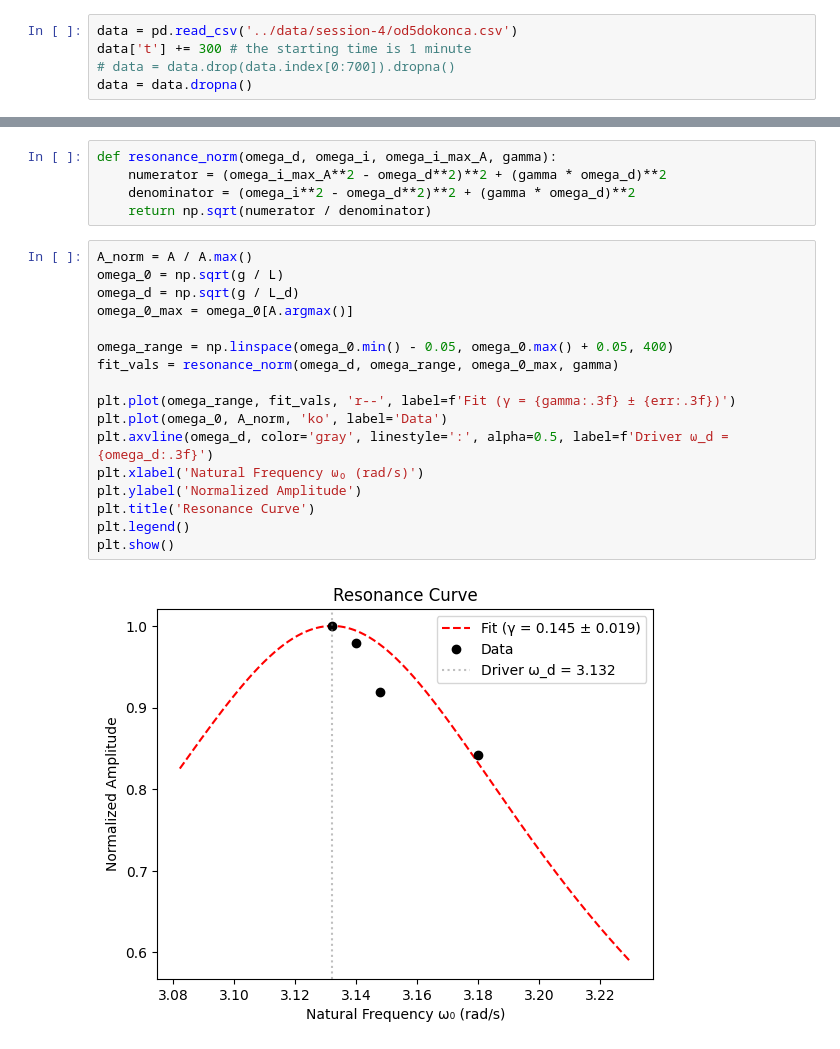
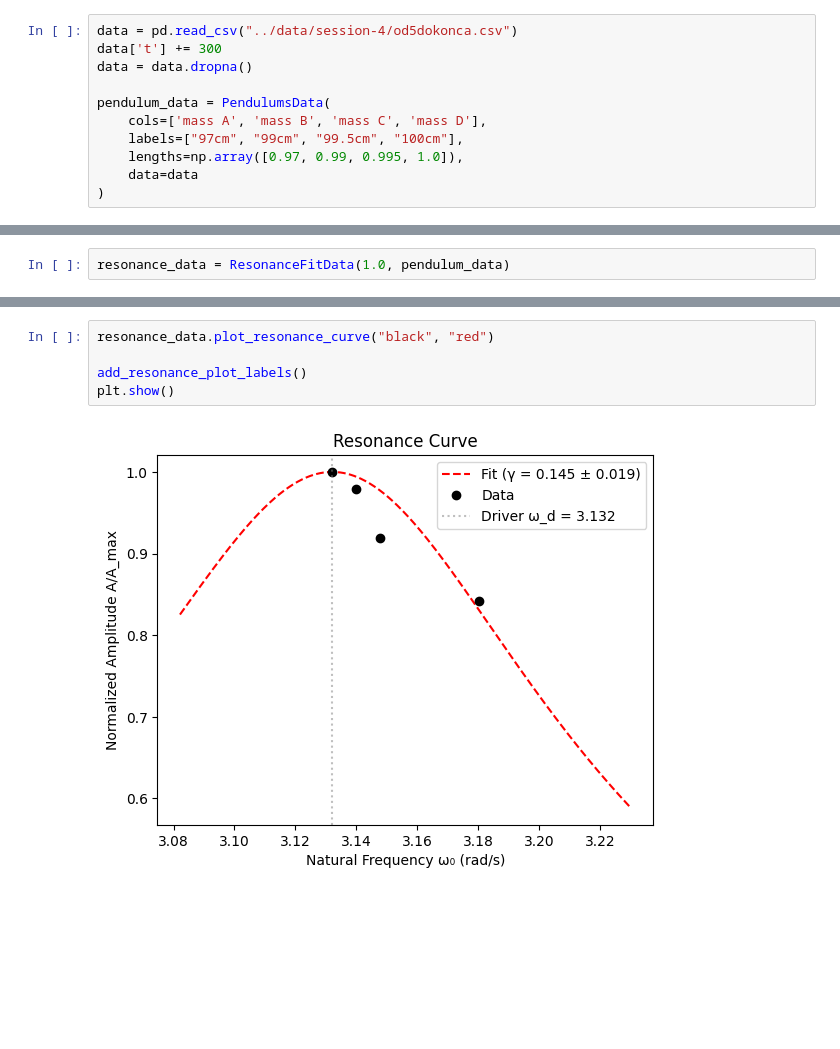
Before and after one commit to kij1n/physics-data-analysis, a Jupyter notebook: sessions/session4.ipynb, the cells around one changed output, grey strips where cells are left out. Drawn from its saved outputs; the diff is of its cells as text; blank space fills up the shorter version.

```diff
--- a/sessions/session4.ipynb
+++ b/sessions/session4.ipynb
@@ -6,5 +6,11 @@ from utils import get_gamma, envelope_max_mean
 # %%
-data = pd.read_csv('../data/session-4/od5dokonca.csv')
-data['t'] += 300 # the starting time is 1 minute
-# data = data.drop(data.index[0:700]).dropna()
+data = pd.read_csv("../data/session-4/od5dokonca.csv")
+data['t'] += 300
 data = data.dropna()
+
+pendulum_data = PendulumsData(
+    cols=['mass A', 'mass B', 'mass C', 'mass D'],
+    labels=["97cm", "99cm", "99.5cm", "100cm"],
+    lengths=np.array([0.97, 0.99, 0.995, 1.0]),
+    data=data
+)
@@ -55,4 +24,6 @@ plt.suptitle('Amplitude vs Time for Each Mass')
 plt.show()
 # %% [output]
 [figure]
+# %%
+resonance_data = ResonanceFitData(1.0, pendulum_data)
 # %%
@@ -109,24 +46,7 @@ plt.show()
-# %%
-def resonance_norm(omega_d, omega_i, omega_i_max_A, gamma):
-    numerator = (omega_i_max_A**2 - omega_d**2)**2 + (gamma * omega_d)**2
-    denominator = (omega_i**2 - omega_d**2)**2 + (gamma * omega_d)**2
-    return np.sqrt(numerator / denominator)
 # %%
-A_norm = A / A.max()
-omega_0 = np.sqrt(g / L)
-omega_d = np.sqrt(g / L_d)
-omega_0_max = omega_0[A.argmax()]
+resonance_data.plot_resonance_curve("black", "red")
 
-omega_range = np.linspace(omega_0.min() - 0.05, omega_0.max() + 0.05, 400)
-fit_vals = resonance_norm(omega_d, omega_range, omega_0_max, gamma)
-
-plt.plot(omega_range, fit_vals, 'r--', label=f'Fit (γ = {gamma:.3f} ± {err:.3f})')
-plt.plot(omega_0, A_norm, 'ko', label='Data')
-plt.axvline(omega_d, color='gray', linestyle=':', alpha=0.5, label=f'Driver ω_d = {omega_d:.3f}')
-plt.xlabel('Natural Frequency ω₀ (rad/s)')
-plt.ylabel('Normalized Amplitude')
-plt.title('Resonance Curve')
-plt.legend()
+add_resonance_plot_labels()
 plt.show()
 # %% [output]
-[figure, old version]
+[figure, new version]
```
Also changed, not shown: parts of 6 cells of this notebook, 7 other files.
